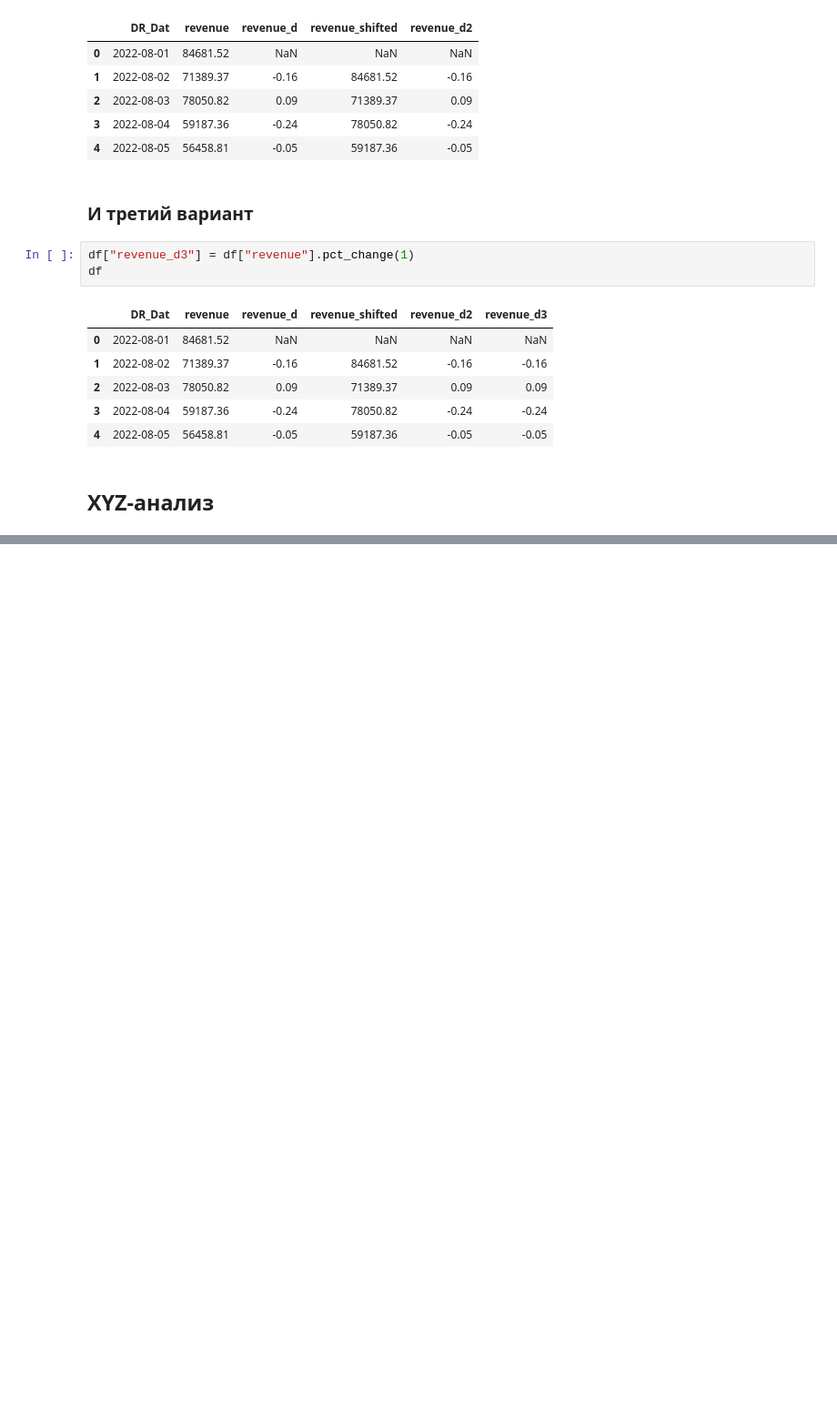
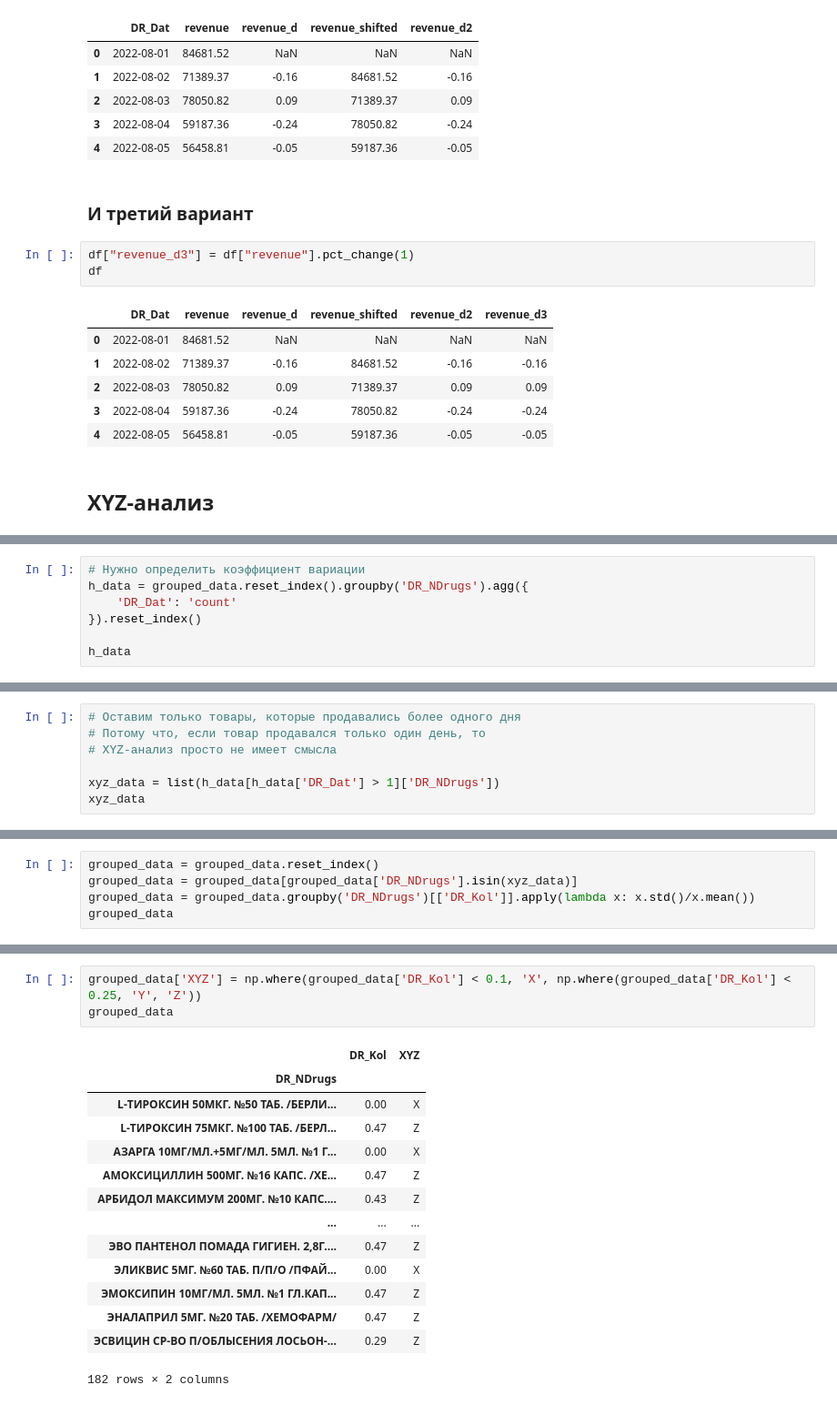
Before and after one commit to alexanderniki/alx-study, a Jupyter notebook: Analytics/Pandas Basics/metrics.ipynb, the cells around one changed output, grey strips where cells are left out. Shown at 91% size. Drawn from its saved outputs; the diff is of its cells as text; blank space fills up the shorter version.

```diff
--- a/Analytics/Pandas Basics/metrics.ipynb
+++ b/Analytics/Pandas Basics/metrics.ipynb
@@ -481,0 +528,7 @@ df
+# %%
+# Нужно определить коэффициент вариации
+h_data = grouped_data.reset_index().groupby('DR_NDrugs').agg({
+    'DR_Dat': 'count'
+}).reset_index()
+
+h_data
@@ -481,0 +549,7 @@ df
+# %%
+# Оставим только товары, которые продавались более одного дня
+# Потому что, если товар продавался только один день, то
+# XYZ-анализ просто не имеет смысла
+
+xyz_data = list(h_data[h_data['DR_Dat'] > 1]['DR_NDrugs'])
+xyz_data
@@ -481,0 +574,5 @@ df
+# %%
+grouped_data = grouped_data.reset_index()
+grouped_data = grouped_data[grouped_data['DR_NDrugs'].isin(xyz_data)]
+grouped_data = grouped_data.groupby('DR_NDrugs')[['DR_Kol']].apply(lambda x: x.std()/x.mean())
+grouped_data
@@ -481,0 +594,18 @@ df
+# %%
+grouped_data['XYZ'] = np.where(grouped_data['DR_Kol'] < 0.1, 'X', np.where(grouped_data['DR_Kol'] < 0.25, 'Y', 'Z'))
+grouped_data
+# %% [output]
+|  | DR_Kol | XYZ |
+| DR_NDrugs |  |  |
+| L-ТИРОКСИН 50МКГ. №50 ТАБ. /БЕРЛИ... | 0.00 | X |
+| L-ТИРОКСИН 75МКГ. №100 ТАБ. /БЕРЛ... | 0.47 | Z |
+| АЗАРГА 10МГ/МЛ.+5МГ/МЛ. 5МЛ. №1 Г... | 0.00 | X |
+| АМОКСИЦИЛЛИН 500МГ. №16 КАПС. /ХЕ... | 0.47 | Z |
+| АРБИДОЛ МАКСИМУМ 200МГ. №10 КАПС.... | 0.43 | Z |
+| ... | ... | ... |
+| ЭВО ПАНТЕНОЛ ПОМАДА ГИГИЕН. 2,8Г.... | 0.47 | Z |
+| ЭЛИКВИС 5МГ. №60 ТАБ. П/П/О /ПФАЙ... | 0.00 | X |
+| ЭМОКСИПИН 10МГ/МЛ. 5МЛ. №1 ГЛ.КАП... | 0.47 | Z |
+| ЭНАЛАПРИЛ 5МГ. №20 ТАБ. /ХЕМОФАРМ/ | 0.47 | Z |
+| ЭСВИЦИН СР-ВО П/ОБЛЫСЕНИЯ ЛОСЬОН-... | 0.29 | Z |
+182 rows × 2 columns
```
Also changed, not shown: parts of 15 cells of this notebook, 2 other files.
